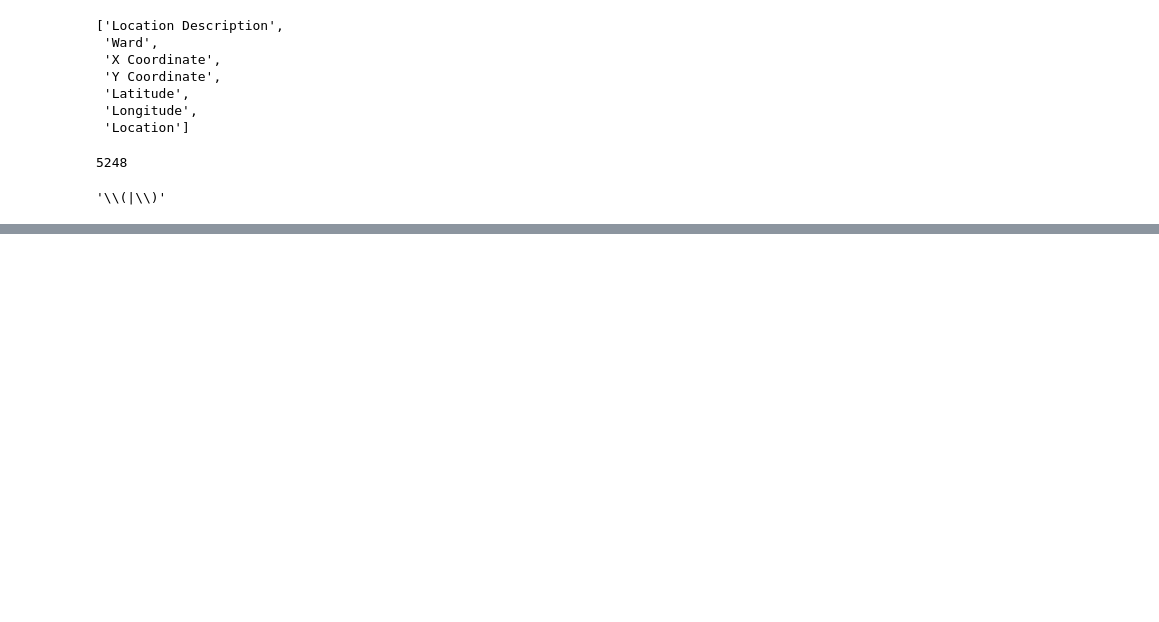
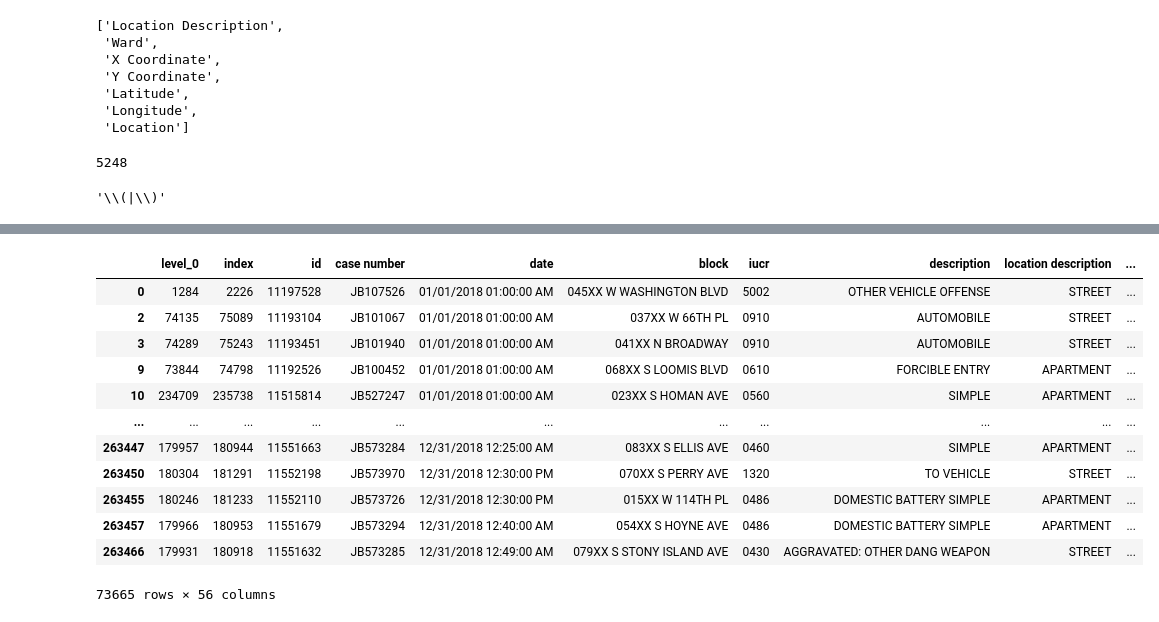
Before and after one commit to OnizukaPy/jensen, a Jupyter notebook: Utveckling med Python försättning/Pandas/pre-processing/övning.ipynb, the cells around one changed output, grey strips where cells are left out. Cells and saved outputs as stored; diff of their text form; code cells hidden in the pictures; blank space fills up the shorter version.

```diff
--- a/Utveckling med Python försättning/Pandas/pre-processing/övning.ipynb
+++ b/Utveckling med Python försättning/Pandas/pre-processing/övning.ipynb
@@ -129,3 +113,14 @@ pattern = '|'.join(['\\(','\\)'])
 pattern
 # %% [output]
 '\\(|\\)'
+# %%
+dat = pd.concat([dat,dat["Location"].str.replace(pat = pattern,repl = "").str.split(",",expand = True)], axis = 1)
+# %%
+# Rename columns
+dat.rename(index =str, columns = {0:'Latitude',1:'Longitude'}, inplace=True)# Convert all columns to lowercase
+dat.rename(str.lower, axis = 1, inplace= True)
+# %%
+dat = pd.concat([dat,pd.get_dummies(dat["primary type"])], axis = 1)
+dat.drop("primary type", axis = 1, inplace = True)
+dat.rename(str.lower, axis = "columns", inplace = True)
+dat.reset_index(drop=True,inplace=True)
@@ -131,0 +143,16 @@ pattern
+# %%
+dat[dat["location description"].isin(["APARTMENT","STREET"]) & (dat["theft"] == 0)]
+# %% [output]
+|  | level_0 | index | id | case number | date | block | iucr | description | location description | ... |
+| 0 | 1284 | 2226 | 11197528 | JB107526 | 01/01/2018 01:00:00 AM | 045XX W WASHINGTON BLVD | 5002 | OTHER VEHICLE OFFENSE | STREET | ... |
+| 2 | 74135 | 75089 | 11193104 | JB101067 | 01/01/2018 01:00:00 AM | 037XX W 66TH PL | 0910 | AUTOMOBILE | STREET | ... |
+| 3 | 74289 | 75243 | 11193451 | JB101940 | 01/01/2018 01:00:00 AM | 041XX N BROADWAY | 0910 | AUTOMOBILE | STREET | ... |
+| 9 | 73844 | 74798 | 11192526 | JB100452 | 01/01/2018 01:00:00 AM | 068XX S LOOMIS BLVD | 0610 | FORCIBLE ENTRY | APARTMENT | ... |
+| 10 | 234709 | 235738 | 11515814 | JB527247 | 01/01/2018 01:00:00 AM | 023XX S HOMAN AVE | 0560 | SIMPLE | APARTMENT | ... |
+| ... | ... | ... | ... | ... | ... | ... | ... | ... | ... | ... |
+| 263447 | 179957 | 180944 | 11551663 | JB573284 | 12/31/2018 12:25:00 AM | 083XX S ELLIS AVE | 0460 | SIMPLE | APARTMENT | ... |
+| 263450 | 180304 | 181291 | 11552198 | JB573970 | 12/31/2018 12:30:00 PM | 070XX S PERRY AVE | 1320 | TO VEHICLE | STREET | ... |
+| 263455 | 180246 | 181233 | 11552110 | JB573726 | 12/31/2018 12:30:00 PM | 015XX W 114TH PL | 0486 | DOMESTIC BATTERY SIMPLE | APARTMENT | ... |
+| 263457 | 179966 | 180953 | 11551679 | JB573294 | 12/31/2018 12:40:00 AM | 054XX S HOYNE AVE | 0486 | DOMESTIC BATTERY SIMPLE | APARTMENT | ... |
+| 263466 | 179931 | 180918 | 11551632 | JB573285 | 12/31/2018 12:49:00 AM | 079XX S STONY ISLAND AVE | 0430 | AGGRAVATED: OTHER DANG WEAPON | STREET | ... |
+73665 rows × 56 columns
```
Also changed, not shown: parts of 7 cells of this notebook, 4 other files.
